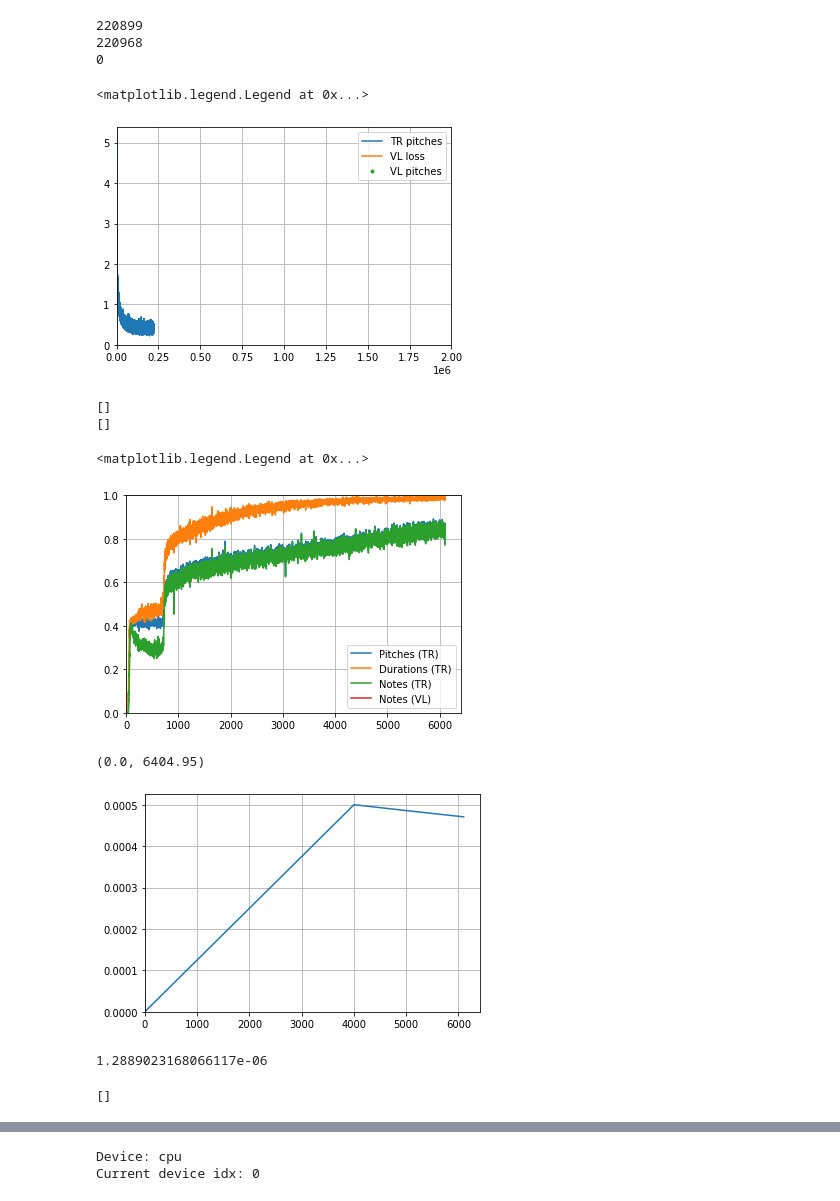
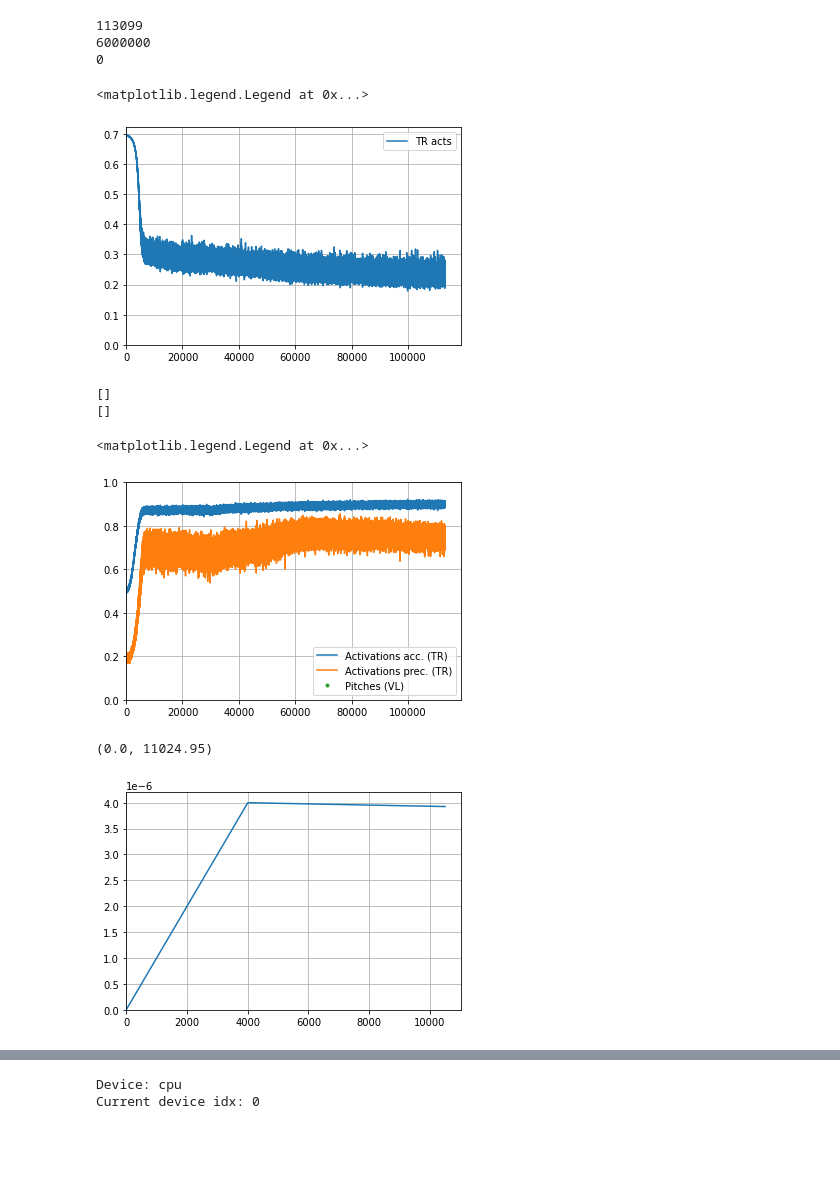
Before and after one commit to EmanueleCosenza/polyphemus, a Jupyter notebook: plot.ipynb, the cells around one changed output, grey strips where cells are left out. Drawn from its saved outputs; the diff is of its cells as text; code cells hidden in the pictures; blank space fills up the shorter version.

```diff
--- a/plot.ipynb
+++ b/plot.ipynb
@@ -4,56 +4,56 @@ from matplotlib import pyplot as plt
 
 #checkpoint = torch.load('models/just_pitches_no_drums_warmup2')
 #checkpoint = torch.load('models/multibar/checkpoint', map_location='cpu')
-checkpoint = torch.load('models/valset10/checkpoint', map_location='cpu')
+checkpoint = torch.load('models/2barsACTS/checkpoint', map_location='cpu')
 # %%
 tr_losses = checkpoint['tr_losses']
 print(checkpoint['tot_batches'])
 
 #plt.plot(range(1, len(tr_losses['tot'])+1), tr_losses['tot'], label='TR loss')
-#plt.plot(range(1, len(tr_losses['acts'])+1), tr_losses['acts'], label='TR acts')
-plt.plot(range(1, len(tr_losses['pitches'])+1), tr_losses['pitches'], label='TR pitches')
+plt.plot(range(1, len(tr_losses['acts'])+1), tr_losses['acts'], label='TR acts')
+#plt.plot(range(1, len(tr_losses['pitches'])+1), tr_losses['pitches'], label='TR pitches')
 #plt.plot(range(1, len(tr_losses['dur'])+1), tr_losses['dur'], label='TR dur')
 #plt.plot(range(1, len(tr_losses['kld'])+1), tr_losses['kld'], label='TR kld')
 
 val_losses = checkpoint['val_losses']
 eval_every = checkpoint['eval_every']
 print(eval_every)
 print(len(val_losses['tot']))
 
-plt.plot(range(1+eval_every, len(tr_losses['tot'])+1, eval_every), val_losses['tot'], label='VL loss')
+#plt.plot(range(1+eval_every, len(tr_losses['tot'])+1, eval_every), val_losses['tot'], label='VL loss')
 #plt.plot(range(1+eval_every, len(tr_losses['acts'])+1, eval_every), val_losses['acts'], label='VL acts')
-plt.plot(range(1+eval_every, len(tr_losses['pitches'])+1, eval_every), val_losses['pitches'], '.', label='VL pitches')
+#plt.plot(range(1+eval_every, len(tr_losses['pitches'])+1, eval_every), val_losses['pitches'], '.', label='VL pitches')
 #plt.plot(range(1+eval_every, len(tr_losses['dur'])+1, eval_every), val_losses['dur'], label='VL dur')
 #plt.plot(range(1+eval_every, len(tr_losses['kld'])+1, eval_every), val_losses['kld'], label='VL kld')
 
 plt.grid()
 plt.ylim(0)
 plt.xlim(0)
 #plt.ylim(0, 3)
-plt.xlim(0, 2000000)
+#plt.xlim(0, 100000)
 plt.legend()
 # %% [output]
-220899
-220968
+113099
+6000000
 0
 <matplotlib.legend.Legend at 0x...>
-[figure, old version]
+[figure, new version]
 # %%
 tr_accs = checkpoint['tr_accuracies']
-#plt.plot(range(1, len(tr_accs['acts_acc'])+1), tr_accs['acts_acc'], label='Activations acc. (TR)')
-#plt.plot(range(1, len(tr_accs['acts_precision'])+1), tr_accs['acts_precision'], label='Activations prec. (TR)')
+plt.plot(range(1, len(tr_accs['acts_acc'])+1), tr_accs['acts_acc'], label='Activations acc. (TR)')
+plt.plot(range(1, len(tr_accs['acts_precision'])+1), tr_accs['acts_precision'], label='Activations prec. (TR)')
 #plt.plot(range(1, len(tr_accs['acts_recall'])+1), tr_accs['acts_recall'], label='Activations rec. (TR)')
-#plt.plot(range(1, len(tr_accs['acts_f1'])+1), tr_accs['acts_f1'], label='Activations F1 (TR)')
-plt.plot(range(1, len(tr_accs['pitches'])+1), tr_accs['pitches'], label='Pitches (TR)')
-plt.plot(range(1, len(tr_accs['dur'])+1), tr_accs['dur'], label='Durations (TR)')
-plt.plot(range(1, len(tr_accs['notes'])+1), tr_accs['notes'], label='Notes (TR)')
+#lt.plot(range(1, len(tr_accs['acts_f1'])+1), tr_accs['acts_f1'], label='Activations F1 (TR)')
+#lt.plot(range(1, len(tr_accs['pitches'])+1), tr_accs['pitches'], label='Pitches (TR)')
+#plt.plot(range(1, len(tr_accs['dur'])+1), tr_accs['dur'], label='Durations (TR)')
+#plt.plot(range(1, len(tr_accs['notes'])+1), tr_accs['notes'], label='Notes (TR)')
 
 val_accs = checkpoint['val_accuracies']
 #plt.plot(range(1+eval_every, len(tr_accs['acts_acc'])+1, eval_every), val_accs['acts_acc'], label='Activations (VL)')
 #plt.plot(range(1+eval_every, len(tr_accs['acts_precision'])+1, eval_every), val_accs['acts_precision'], label='Activations (VL)')
-#plt.plot(range(1+eval_every, len(tr_accs['pitches'])+1, eval_every), val_accs['pitches'], '.', label='Pitches (VL)')
+plt.plot(range(1+eval_every, len(tr_accs['pitches'])+1, eval_every), val_accs['pitches'], '.', label='Pitches (VL)')
 #plt.plot(range(1+eval_every, len(tr_accs['dur'])+1, eval_every), val_accs['dur'], label='Durations (VL)')
-plt.plot(range(1+eval_every, len(tr_accs['notes'])+1, eval_every), val_accs['notes'], label='Notes (VL)')
+#plt.plot(range(1+eval_every, len(tr_accs['notes'])+1, eval_every), val_accs['notes'], label='Notes (VL)')
 print(val_accs['pitches'])
 print(val_accs['dur'])
 
@@ -61,13 +61,13 @@ print(val_accs['dur'])
 plt.grid()
 plt.xlim(0)
 plt.ylim(0, 1)
-#plt.xlim(0, 1000000)
+#plt.xlim(0, 50000)
 plt.legend()
 # %% [output]
 []
 []
 <matplotlib.legend.Legend at 0x...>
-[figure, old version]
+[figure, new version]
 # %%
 lrs = checkpoint['lrs']
 plt.plot(range(1, len(lrs)+1), lrs, label='Lr')
@@ -75,16 +75,12 @@ plt.grid()
 plt.ylim(0)
 plt.xlim(0)
 # %% [output]
-(0.0, 6404.95)
+(0.0, 11024.95)
-[figure, old version]
+[figure, new version]
 # %%
 lrs[-1]
-# %% [output]
-1.2889023168066117e-06
 # %%
 val_accs = checkpoint['val_accuracies']
 val_accs['notes'][-10:]
-# %% [output]
-[]
 # %%
 accs = checkpoint['tr_accuracies']
```
Also changed, not shown: parts of 18 cells of this notebook, 2 other files.
